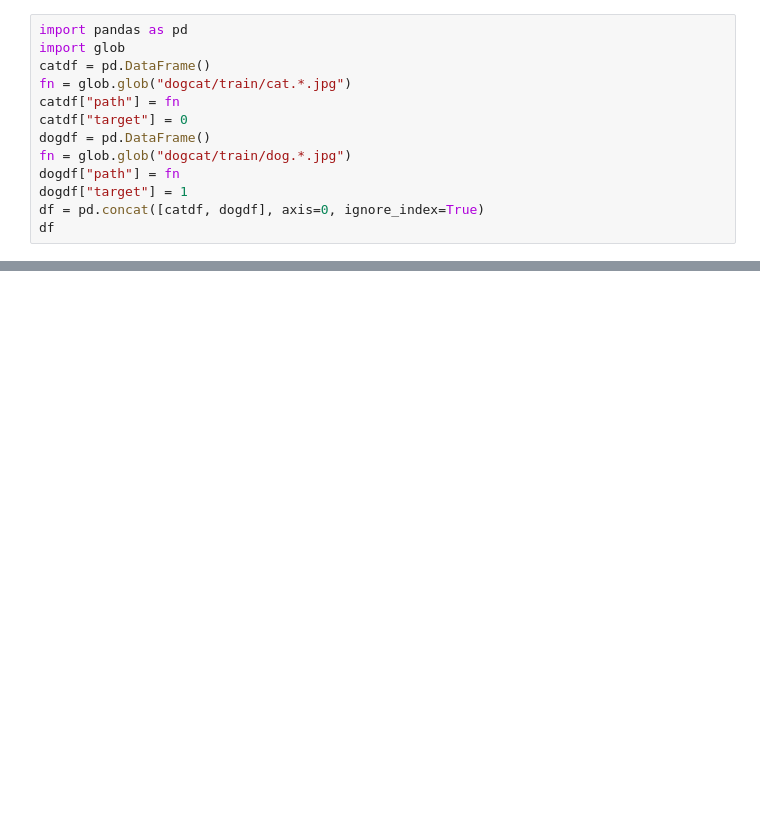
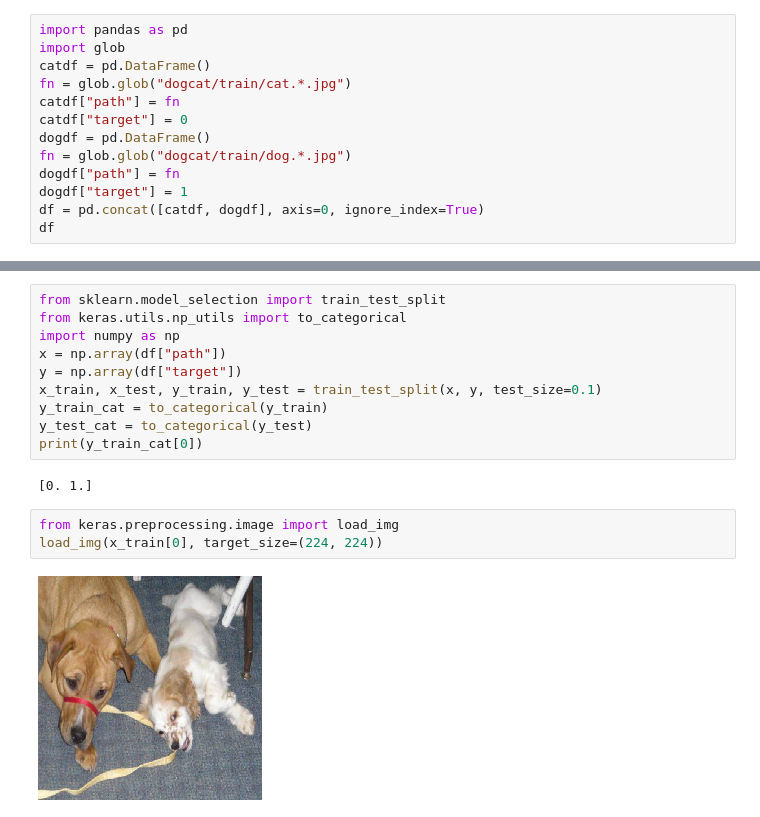
Before and after one commit to Elwing-Chou/MLMCUT, a Jupyter notebook: transferlearning.ipynb, the cells around one changed output, grey strips where cells are left out. Saved outputs shown, nothing was run; the diff lists cells and outputs as text; blank space fills up the shorter version.

```diff
--- a/transferlearning.ipynb
+++ b/transferlearning.ipynb
@@ -61,0 +45,17 @@ _________________________________________________________________
+# %%
+from sklearn.model_selection import train_test_split
+from keras.utils.np_utils import to_categorical
+import numpy as np
+x = np.array(df["path"])
+y = np.array(df["target"])
+x_train, x_test, y_train, y_test = train_test_split(x, y, test_size=0.1)
+y_train_cat = to_categorical(y_train)
+y_test_cat = to_categorical(y_test)
+print(y_train_cat[0])
+# %% [output]
+[0. 1.]
+# %%
+from keras.preprocessing.image import load_img
+load_img(x_train[0], target_size=(224, 224))
+# %% [output]
+[figure, added]
```
Also changed, not shown: parts of 2 cells of this notebook.
